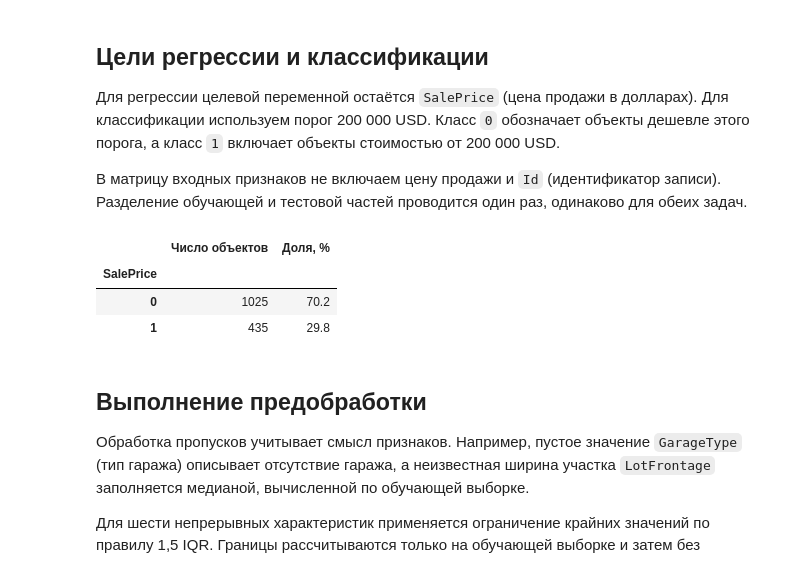
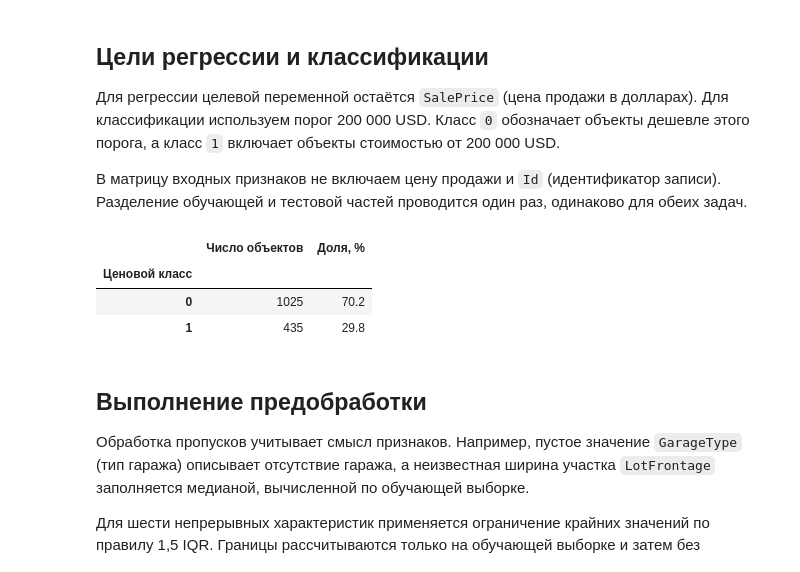
Before and after one commit to lgtsnck/house-prices-ai, a Jupyter notebook: notebooks/02_data_preprocessing.ipynb, the cells around one changed output. Saved outputs shown, nothing was run; the diff lists cells and outputs as text; code cells hidden in the pictures.

Commit message:
Docs - finalize coursework tables and notebook consistency

```diff
--- a/notebooks/02_data_preprocessing.ipynb
+++ b/notebooks/02_data_preprocessing.ipynb
@@ -55,11 +55,22 @@ print(f"Пропущенных ячеек: {int(df.isna().sum().sum())}")
 
 В матрицу входных признаков не включаем цену продажи и `Id` (идентификатор записи). Разделение обучающей и тестовой частей проводится один раз, одинаково для обеих задач.
 # %%
-balance = (df["SalePrice"] >= CLASS_THRESHOLD).astype(int).value_counts().sort_index()
-display(pd.DataFrame({"Число объектов": balance, "Доля, %": (balance / len(df) * 100).round(1)}))
+balance = (
+    (df["SalePrice"] >= CLASS_THRESHOLD)
+    .astype(int)
+    .value_counts()
+    .sort_index()
+)
+
+balance.index.name = "Ценовой класс"
+
+display(pd.DataFrame({
+    "Число объектов": balance,
+    "Доля, %": (balance / len(df) * 100).round(1)
+}))
 # %% [output]
 |  | Число объектов | Доля, % |
-| SalePrice |  |  |
+| Ценовой класс |  |  |
 | 0 | 1025 | 70.2 |
 | 1 | 435 | 29.8 |
 # %% [markdown]
```
Also changed, not shown: 2 other files.
